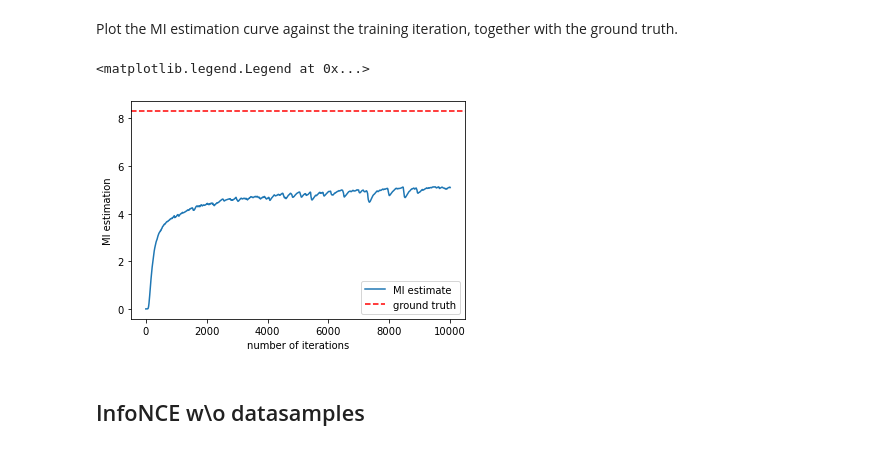
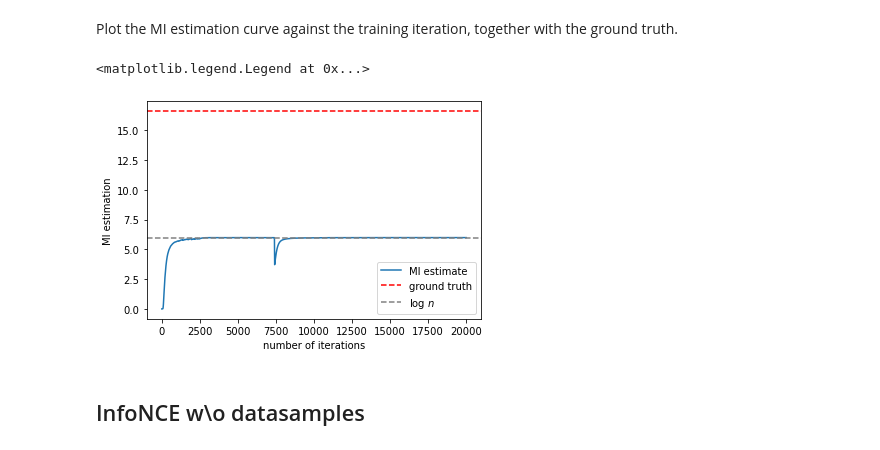
Before and after one commit to wangxuuu/Smoothed-InfoNCE, a Jupyter notebook: infonce.ipynb, the cells around one changed output. Saved outputs shown, nothing was run; the diff lists cells and outputs as text; code cells hidden in the pictures.

```diff
--- a/infonce.ipynb
+++ b/infonce.ipynb
@@ -31,20 +31,20 @@ Specify the hyper-parameters:
 # %%
 parser = argparse.ArgumentParser()
 parser.add_argument("--rho", type=float, default=0.9, help="coefficient of Gaussian")
-parser.add_argument("--d", type=int, default=10, help="dimension of X & Y")
+parser.add_argument("--d", type=int, default=20, help="dimension of X & Y")
 parser.add_argument("--sample_size", type=int, default=400, help="sample size")
-parser.add_argument("--gamma", type=float, default=1e-20, help="clipping parameter")
+parser.add_argument("--gamma", type=float, default=1e-10, help="clipping parameter")
 parser.add_argument("--b1", type=float, default=0.5, help="adam: decay of first order momentum of gradient")
 parser.add_argument("--b2", type=float, default=0.999, help="adam: decay of first order momentum of gradient")
 parser.add_argument("--batch_size", type=int, default=40, help="size of the batches")
 parser.add_argument("--lr", type=float, default=1e-4, help="adam: learning rate")
 parser.add_argument("--hidden_dim", type=int, default=100, help="Hidden dimension")
-parser.add_argument("--hidden_layer", type=int, default=6, help="the number of hidden layers")
+parser.add_argument("--hidden_layer", type=int, default=2, help="the number of hidden layers")
 parser.add_argument("--ma_rate", type=float, default=0.1, help="move average rate")
 parser.add_argument("--ma_ef", type=float, default=1, help="move average ef")
 parser.add_argument("--exc", type=int, default=1, help="whether exclude the data sample from the reference samples")
-parser.add_argument("--reg", type=int, default=1, help="if apply regularization")
-parser.add_argument("--n_epoch", type=int, default=1000, help="number of epochs of training")
+parser.add_argument("--reg", type=int, default=0, help="if apply regularization")
+parser.add_argument("--n_epoch", type=int, default=2000, help="number of epochs of training")
 parser.add_argument("--n_iters_1epoch", type=int, default=10, help="number of epochs of training")
 
 opt, unknown = parser.parse_known_args()
@@ -52,7 +52,7 @@ opt.n_iters = opt.n_epoch * opt.n_iters_1epoch
 ma_rate = 0.01  # moving average rate
 # %%
 continue_train = True  # set to True to continue to train
-load_available = True # set to False to prevent loading previous results
+load_available = False # set to False to prevent loading previous results
 overwrite = False  # set to True to overwrite previously stored results
 # %%
 data = GaussianData(opt.sample_size, d=opt.d, rho=opt.rho)
@@ -148,24 +148,35 @@ The following cell train the neural network using the data samples.
 # %%
 continue_train = True  # set to True to continue to train
 if continue_train:
+    iter_ = 0
+    # for i in range(opt.n_epoch):
+    #     # idx = torch.randperm(opt.sample_size)
+    #     idx = np.random.permutation(opt.sample_size)
+    #     # idx_X, idx_Y = randerange(opt.sample_size)
+    #     for j in range(opt.n_iters_1epoch):
+    #         batch_idx = idx[j::opt.n_iters_1epoch]
     for i in range(opt.n_epoch*opt.n_iters_1epoch):
         data_joint = resample(XY, batch_size=opt.batch_size)
+            # train_x = X[batch_idx]
+            # train_y = Y[batch_idx]
         train_x = data_joint[:,0:opt.d]
         train_y = data_joint[:,opt.d:]
 
         optimizer_D.zero_grad()
-        loss = -infonce_loss(discriminator, train_x, train_y, reg=True) # negative infonce_bound as the loss
+        loss = -infonce_loss(discriminator, train_x, train_y) # negative infonce_bound as the loss
         loss.backward()
 
         optimizer_D.step()
         with torch.no_grad():
-            mi_est = infonce_loss(discriminator, X, Y, writer, i)
+            # mi_est = infonce_loss(discriminator, X, Y, writer, i)
+            mi_est = infonce_loss(discriminator, X, Y)
         mi_list.append(mi_est.item())
         writer.add_scalar('mi_list', mi_est.item(), i)
         writer.add_scalar('loss', loss, i)
+        iter_ += 1
 
         if i%1000==0:
-            print("Iternation: %d, loss: %f, mi_est: %f"%(i, loss.item(), mi_est))
+            print("Iternation: %d, loss: %f, mi_est: %f"%(iter_, loss.item(), mi_est))
             fig = plot_fig(discriminator, X, Y, d= opt.d if opt.d<6 else 6 )
             writer.add_figure('heatmap', fig, i)
             writer.add_histogram('first layer', discriminator.fc[0].weight.data, i)
@@ -215,16 +236,17 @@ Plot the MI estimation curve against the training iteration, together with the g
 # %%
 plt.plot(mi_copy, label='MI estimate')
 plt.axhline(Ground_truth,label='ground truth',linestyle='--',color='red')
+plt.axhline(np.log(opt.sample_size),label='log $n$',linestyle='--',color='grey')
 # for t in range(len(mi_copy)):
 #     if (mi_copy[t]>.8*Ground_truth):
 #         plt.axvline(t,label='80% reached',linestyle=':',color='green')
 #         break
 plt.xlabel('number of iterations')
 plt.ylabel('MI estimation')
 plt.legend()
 # %% [output]
 <matplotlib.legend.Legend at 0x...>
-[figure, old version]
+[figure, new version]
 # %% [markdown]
 ## InfoNCE w\o datasamples
 # %%
```
Also changed, not shown: parts of 8 cells of this notebook, 13 other files.
